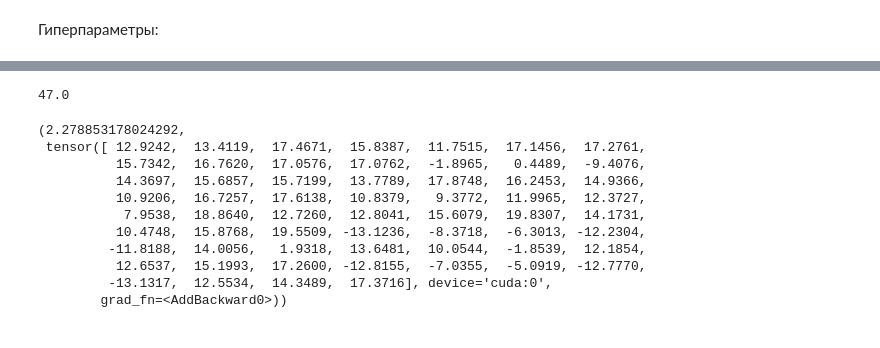
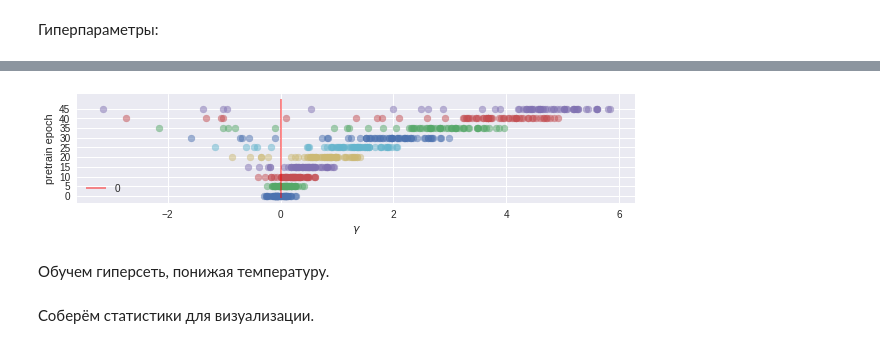
Before and after one commit to intsystems/2023-Problem-140, a Jupyter notebook: code/main_experiment.ipynb, the cells around one changed output, grey strips where cells are left out. Cells and saved outputs as stored; diff of their text form; code cells hidden in the pictures.

```diff
--- a/code/main_experiment.ipynb
+++ b/code/main_experiment.ipynb
@@ -125,0 +159,5 @@ validate(model, test_dl, 'cuda')
+# %%
+getters = {'get_accuracy': True, 'get_loss': True, 'get_time': False}
+imodel = get_imodel(discrete=False)
+worst_accuracy, worst_loss, _ = validate(imodel, test_dl, device, **getters)
+worst_accuracy, worst_loss
@@ -125,0 +166,3 @@ validate(model, test_dl, 'cuda')
+# %%
+Lambd = worst_loss - base_loss
+Lambd
@@ -143,3 +222,0 @@ times /= times.sum()
-# %%
-gammas = hypernet(torch.tensor([float(0)]).to(device))
-((gammas>0) * 1.0).sum().item()
@@ -147,0 +225,19 @@ gammas = hypernet(torch.tensor([float(0)]).to(device))
+# %%
+lambd = torch.tensor([0.]).to(device)
+
+gammas_history = []
+gammas_history.append(hypernet(lambd).detach().cpu())
+
+current_accuracy = worst_accuracy
+
+while current_accuracy <= 0.2:
+    pretrain_epoch(hypernet, optimizer, repeat=5)
+
+    gammas = hypernet(lambd)
+    imodel = get_imodel(gammas, discrete=False)
+    getters = {'get_accuracy': True, 'get_loss': False, 'get_time': False}
+    current_accuracy, _, _ = validate(imodel, test_dl, device, **getters)
+    print(current_accuracy)
+
+    gammas = hypernet(lambd).detach().cpu()
+    gammas_history.append(gammas)
@@ -148 +254,19 @@ gammas = hypernet(torch.tensor([float(0)]).to(device))
+# %%
+plt.figure(figsize=(10, len(gammas_history)/5))
+
+for i, gammas in enumerate(gammas_history):
+    plt.scatter(gammas, gammas*0 + 5*i, alpha=0.5);
+
+plt.vlines(0, -1, len(gammas_history)*5, color='red', label='0', alpha=0.5)
+
+plt.yticks(list(range(0, len(gammas_history)*5, 5)))
+
+plt.xlabel('$\gamma$')
+plt.ylabel('pretrain epoch')
+
+plt.legend();
+# %% [output]
+[figure, added]
+# %% [markdown]
+Обучем гиперсеть, понижая температуру.
 # %%
@@ -187,20 +290,3 @@ for epoch in range(EPOCHS):
-# %%
-gammas = hypernet(torch.tensor([float(1)]).to(device))
-((gammas>0) * 1.0).sum().item()
-# %% [output]
-47.0
-# %%
-loss.item(), gammas
-# %% [output]
-(2.278853178024292,
- tensor([ 12.9242,  13.4119,  17.4671,  15.8387,  11.7515,  17.1456,  17.2761,
-          15.7342,  16.7620,  17.0576,  17.0762,  -1.8965,   0.4489,  -9.4076,
-          14.3697,  15.6857,  15.7199,  13.7789,  17.8748,  16.2453,  14.9366,
-          10.9206,  16.7257,  17.6138,  10.8379,   9.3772,  11.9965,  12.3727,
-           7.9538,  18.8640,  12.7260,  12.8041,  15.6079,  19.8307,  14.1731,
-          10.4748,  15.8768,  19.5509, -13.1236,  -8.3718,  -6.3013, -12.2304,
-         -11.8188,  14.0056,   1.9318,  13.6481,  10.0544,  -1.8539,  12.1854,
-          12.6537,  15.1993,  17.2600, -12.8155,  -7.0355,  -5.0919, -12.7770,
-         -13.1317,  12.5534,  14.3489,  17.3716], device='cuda:0',
-        grad_fn=<AddBackward0>))
+# %% [markdown]
+Соберём статистики для визуализации.
 # %%
```
Also changed, not shown: parts of 30 cells of this notebook.
